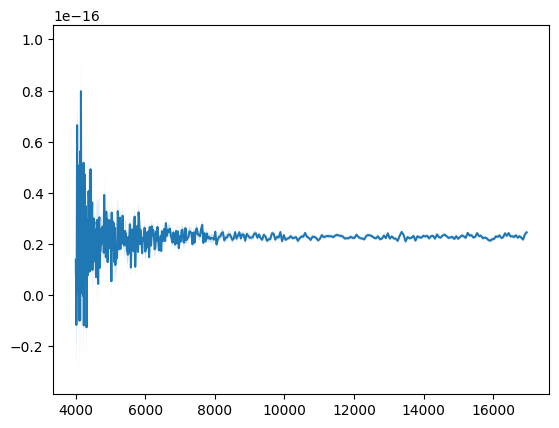
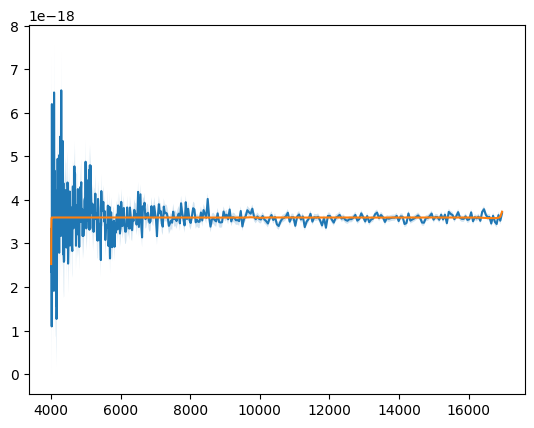
Code edit (unified diff) that turned the first committed figure into the second:
--- before
+++ after
@@ -4,4 +4,5 @@
 
 ax.plot(lbda, flux)
+ax.plot(lbda, flux_true)
 ax.fill_between(lbda, 
                 flux+np.sqrt(variance), 

Commit: new thermal structure. tested against Tim and Everett